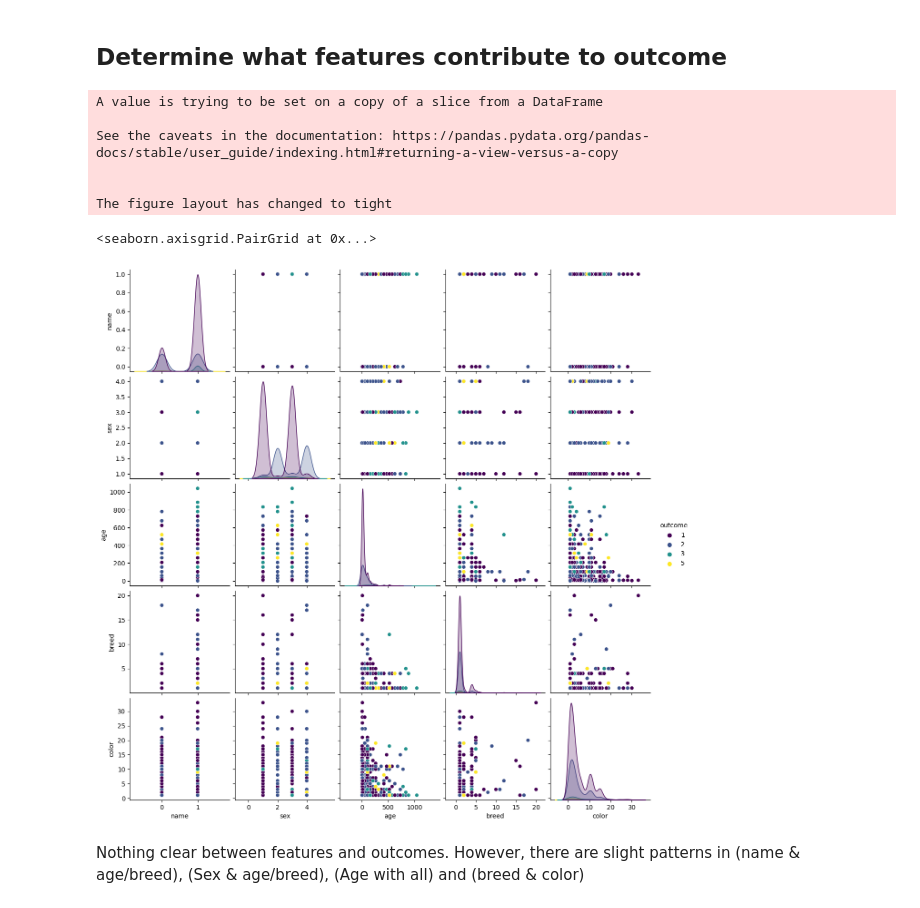
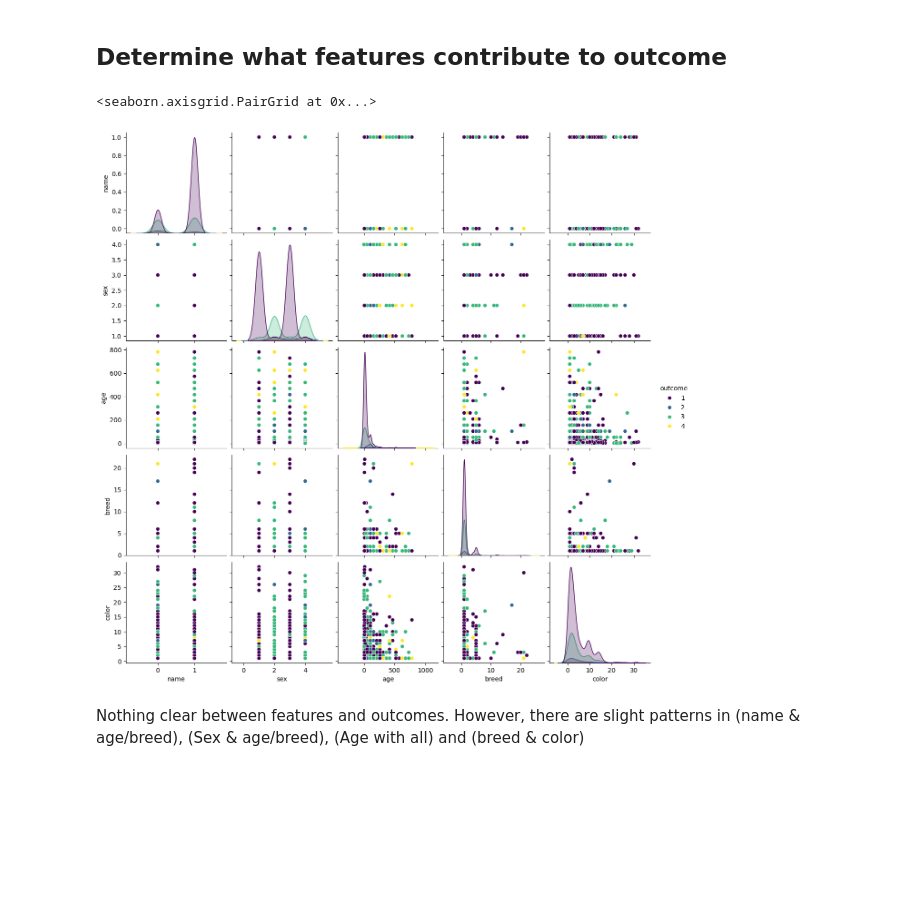
Before and after one commit to BictorFonseca/DataAnalysis, a Jupyter notebook: Project/term_project.ipynb, the cells around one changed output. Cells and saved outputs as stored; diff of their text form; code cells hidden in the pictures; blank space fills up the shorter version.

```diff
--- a/Project/term_project.ipynb
+++ b/Project/term_project.ipynb
@@ -335,5 +335,14 @@ dtype: int64
 # drop irrelevant/redundant columns
 df.drop(labels=["id", "date", "animal", "dob"], axis=1, inplace=True)
 
+# replace "Transfer" outcome with its suboutcome and drop suboutcome column
+df.loc[df['outcome'] == 'Transfer', 'outcome'] = df.loc[df['outcome'] == 'Transfer', 'suboutcome']
+df.drop(labels=["suboutcome"], axis=1, inplace=True)
+
 # drop rows with nan outcomes
 df.dropna(subset=["outcome"], inplace=True)
+
+# keep only rows with outcomes that are "Adoption", "Snr", "Partner", or "Euthanasia"
+df = df[df['outcome'].isin(["Adoption", "Snr", "Partner", "Euthanasia"])]
+
+df.shape
@@ -360,7 +371,7 @@ breeds = {category: i for i, category in enumerate(df["breed"].unique(), 1)}
 #Due to abundance of colors, any cat with a mix of colors will be labeled "Mixed"
 df['color'] = np.where(df['color'].str.contains('/'), 'Mixed', df['color'])
 colors={category: i for i, category in enumerate(df["color"].unique(), 1)}
-sub={category: i for i, category in enumerate(df["suboutcome"].unique(), 1)}
+#sub={category: i for i, category in enumerate(df["suboutcome"].unique(), 1)}
 
 #Names are irrelevant but perhaps the cat having a name matters(?)
 df["name"] = np.where(df["name"].notna(), 1, 0)
@@ -369,4 +380,4 @@ df["outcome"].replace(outcomes, inplace=True)
 df["sex"].replace(sex, inplace=True)
 df["breed"].replace(breeds, inplace=True)
 df["color"].replace(colors, inplace=True)
-df["suboutcome"].replace(sub, inplace=True)
+#df["suboutcome"].replace(sub, inplace=True)
@@ -505,19 +528,13 @@ fig.show()
 # %%
 #Begin with a pairplot to see the relationships with features and outcome(Adoption, transfer, return to owner, euthanasia, relocate)
 import seaborn as sns
-ateL = [1,2,3,5,7]
+ateL = [1,2,3,4]
 ate = df[df['outcome'].isin(ateL)]
-ate.drop(labels='suboutcome', axis=1, inplace=True)
+#ate.drop(labels='suboutcome', axis=1, inplace=True)
 sns.pairplot(ate, hue = 'outcome', palette='viridis')
 # %% [output]
-A value is trying to be set on a copy of a slice from a DataFrame
-
-See the caveats in the documentation: https://pandas.pydata.org/pandas-docs/stable/user_guide/indexing.html#returning-a-view-versus-a-copy
-
-
-The figure layout has changed to tight
+<seaborn.axisgrid.PairGrid at 0x...>
-<seaborn.axisgrid.PairGrid at 0x...>
-[figure, old version]
+[figure, new version]
 # %% [markdown]
 Nothing clear between features and outcomes. However, there are slight patterns in (name & age/breed), (Sex & age/breed), (Age with all) and (breed & color)
 # %%
```
Also changed, not shown: parts of 15 cells of this notebook.
